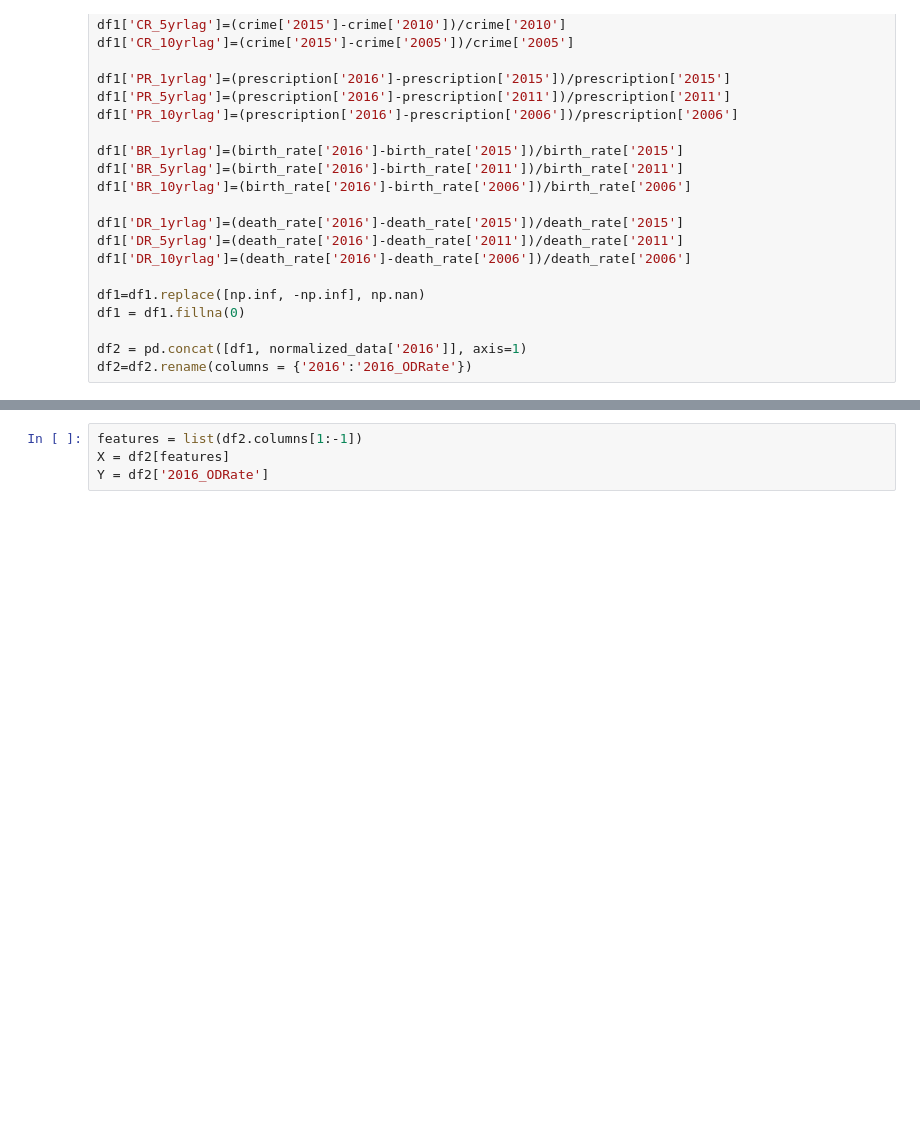
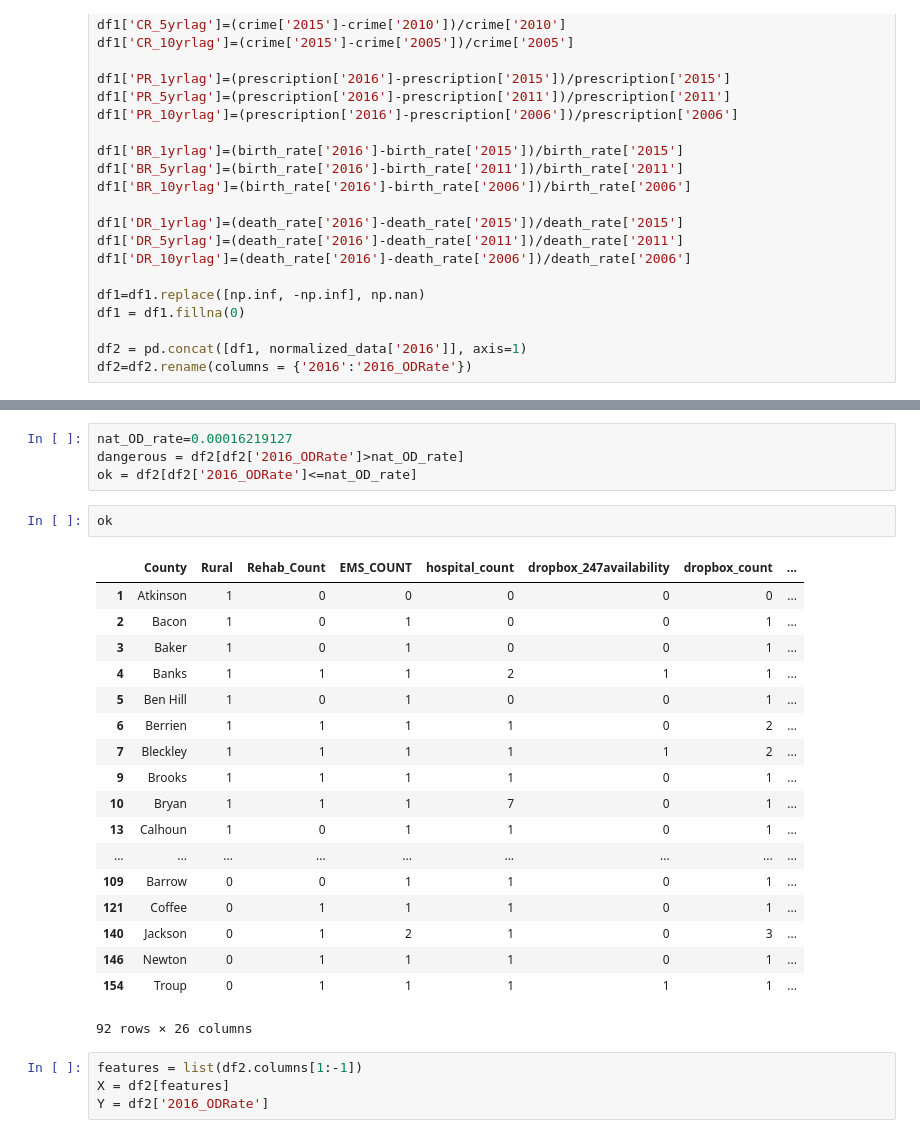
Before and after one commit to seungkwanbaek/GeorgiaOpioid, a Jupyter notebook: Aggregating Data.ipynb, the cells around one changed output, grey strips where cells are left out. Saved outputs shown, nothing was run; the diff lists cells and outputs as text; blank space fills up the shorter version.

```diff
--- a/Aggregating Data.ipynb
+++ b/Aggregating Data.ipynb
@@ -98,3 +94,28 @@ df2.head(10)
+# %%
+nat_OD_rate=0.00016219127
+dangerous = df2[df2['2016_ODRate']>nat_OD_rate]
+ok = df2[df2['2016_ODRate']<=nat_OD_rate]
+# %%
+ok
+# %% [output]
+|  | County | Rural | Rehab_Count | EMS_COUNT | hospital_count | dropbox_247availability | dropbox_count | ... |
+| 1 | Atkinson | 1 | 0 | 0 | 0 | 0 | 0 | ... |
+| 2 | Bacon | 1 | 0 | 1 | 0 | 0 | 1 | ... |
+| 3 | Baker | 1 | 0 | 1 | 0 | 0 | 1 | ... |
+| 4 | Banks | 1 | 1 | 1 | 2 | 1 | 1 | ... |
+| 5 | Ben Hill | 1 | 0 | 1 | 0 | 0 | 1 | ... |
+| 6 | Berrien | 1 | 1 | 1 | 1 | 0 | 2 | ... |
+| 7 | Bleckley | 1 | 1 | 1 | 1 | 1 | 2 | ... |
+| 9 | Brooks | 1 | 1 | 1 | 1 | 0 | 1 | ... |
+| 10 | Bryan | 1 | 1 | 1 | 7 | 0 | 1 | ... |
+| 13 | Calhoun | 1 | 0 | 1 | 1 | 0 | 1 | ... |
+| ... | ... | ... | ... | ... | ... | ... | ... | ... |
+| 109 | Barrow | 0 | 0 | 1 | 1 | 0 | 1 | ... |
+| 121 | Coffee | 0 | 1 | 1 | 1 | 0 | 1 | ... |
+| 140 | Jackson | 0 | 1 | 2 | 1 | 0 | 3 | ... |
+| 146 | Newton | 0 | 1 | 1 | 1 | 0 | 1 | ... |
+| 154 | Troup | 0 | 1 | 1 | 1 | 1 | 1 | ... |
+92 rows × 26 columns
 # %%
 features = list(df2.columns[1:-1])
 X = df2[features]
```
Also changed, not shown: parts of 2 cells of this notebook, 1 other file.
